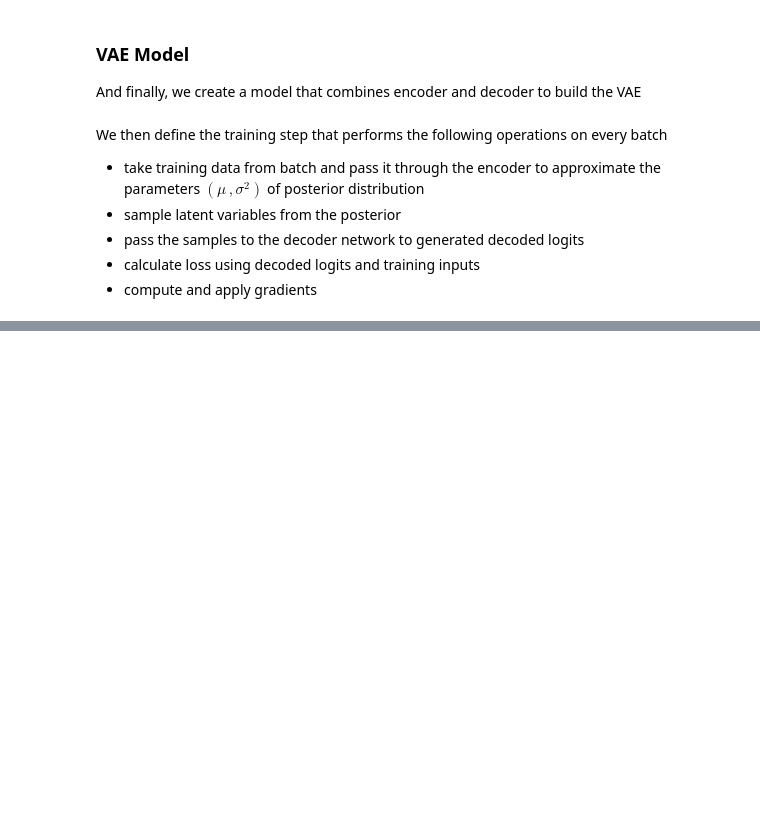
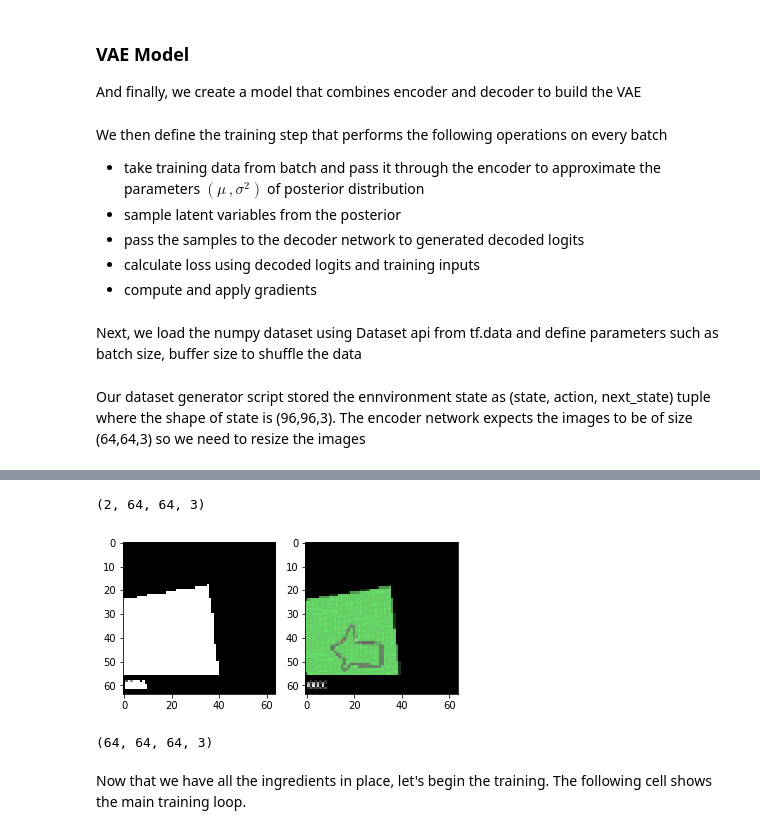
Before and after one commit to katnoria/world-models, a Jupyter notebook: notebooks/autoencoder.ipynb, the cells around one changed output, grey strips where cells are left out. Cells and saved outputs as stored; diff of their text form; code cells hidden in the pictures; blank space fills up the shorter version.

Commit message:
Fixed gym rendering same tile for all states, added train loop to autoencoder notebook

```diff
--- a/notebooks/autoencoder.ipynb
+++ b/notebooks/autoencoder.ipynb
@@ -44,0 +40,6 @@ len(random_fnames)
+# %%
+# SAMPLE_SIZE = int(len(filenames)*0.03)
+SAMPLE_SIZE = int(len(filenames)*0.003)
+
+random_fnames = np.random.choice(filenames, SAMPLE_SIZE)
+len(random_fnames)
@@ -228,0 +225,2 @@ def train_step(train_x, model, optimizer):
+# %% [markdown]
+Next, we load the numpy dataset using Dataset api from tf.data and define parameters such as batch size, buffer size to shuffle the data
@@ -228,0 +229,13 @@ def train_step(train_x, model, optimizer):
+# %% [markdown]
+Our dataset generator script stored the ennvironment state as (state, action, next_state) tuple where the shape of state is (96,96,3). The encoder network expects the images to be of size (64,64,3) so we need to resize the images
+# %%
+# Check the resize functionality
+imgs=tf.image.resize(dataset[:2], [64, 64])
+print(imgs.shape)
+fig, ax = plt.subplots(1, 2)
+# without normalisation
+ax[0].imshow(imgs[0])
+# Normalize to [0,1] range
+ax[1].imshow(imgs[0]/255.0)
+plt.show()
+# %% [output]
@@ -228,0 +243,2 @@ def train_step(train_x, model, optimizer):
+(2, 64, 64, 3)
+[figure, added]
@@ -228,0 +258,10 @@ def train_step(train_x, model, optimizer):
+# %%
+# Inspect the image shape
+for item in train_dataset:
+    print(item.shape)
+    break
+# %% [output]
+(64, 64, 64, 3)
+# %% [markdown]
+Now that we have all the ingredients in place, let's begin the training.
+The following cell shows the main training loop.
```
Also changed, not shown: parts of 27 cells of this notebook, 3 other files.
